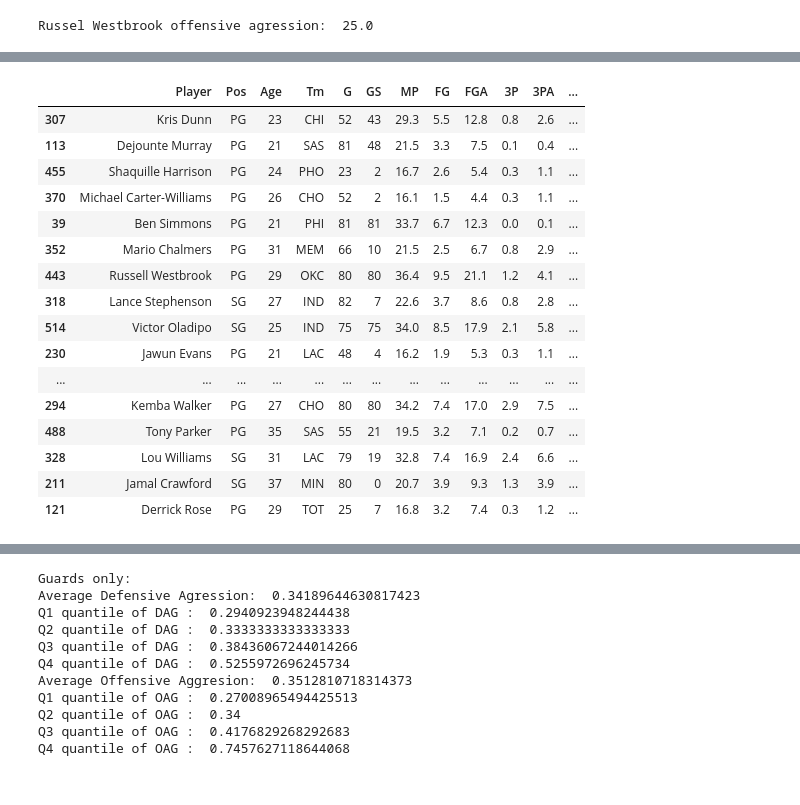
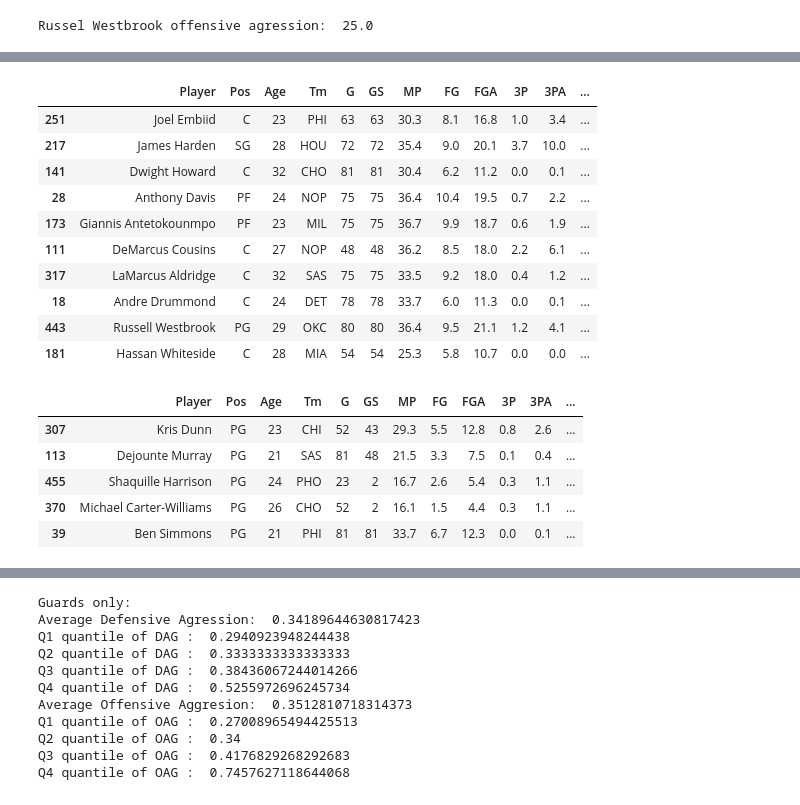
Before and after one commit to taigaschwarz/pstat134-project-2019, a Jupyter notebook: PSTAT134_Project_Report.ipynb, the cells around one changed output, grey strips where cells are left out. Saved outputs shown, nothing was run; the diff lists cells and outputs as text; code cells hidden in the pictures.

```diff
--- a/PSTAT134_Project_Report.ipynb
+++ b/PSTAT134_Project_Report.ipynb
@@ -443,10 +476,9 @@ stats_17_18.sort_values(by="FGA", ascending = False) # sort by field goals attem
 fga = .5
 fta = 1.5
 orb = 2
-ast = 0
 
 russ = stats_17_18.sort_values(by="FGA", ascending = False).iloc[0]
-num = russ.FGA*fga + russ.FTA*fta + russ.AST*ast + russ.ORB*orb
+num = russ.FGA*fga + russ.FTA*fta + russ.ORB*orb
 print("Russel Westbrook offensive agression: ", num)
 # %% [output]
 Russel Westbrook offensive agression:  25.0
@@ -457,24 +507,27 @@ stats_17_18 = stats_17_18[(stats_17_18.MP >15) & (stats_17_18.G > 5)]  # filter
+# %%
+stats_17_18.sort_values(by="OAG",ascending=False).head(10)
+# %% [output]
+|  | Player | Pos | Age | Tm | G | GS | MP | FG | FGA | 3P | 3PA | ... |
+| 251 | Joel Embiid | C | 23 | PHI | 63 | 63 | 30.3 | 8.1 | 16.8 | 1.0 | 3.4 | ... |
+| 217 | James Harden | SG | 28 | HOU | 72 | 72 | 35.4 | 9.0 | 20.1 | 3.7 | 10.0 | ... |
+| 141 | Dwight Howard | C | 32 | CHO | 81 | 81 | 30.4 | 6.2 | 11.2 | 0.0 | 0.1 | ... |
+| 28 | Anthony Davis | PF | 24 | NOP | 75 | 75 | 36.4 | 10.4 | 19.5 | 0.7 | 2.2 | ... |
+| 173 | Giannis Antetokounmpo | PF | 23 | MIL | 75 | 75 | 36.7 | 9.9 | 18.7 | 0.6 | 1.9 | ... |
+| 111 | DeMarcus Cousins | C | 27 | NOP | 48 | 48 | 36.2 | 8.5 | 18.0 | 2.2 | 6.1 | ... |
+| 317 | LaMarcus Aldridge | C | 32 | SAS | 75 | 75 | 33.5 | 9.2 | 18.0 | 0.4 | 1.2 | ... |
+| 18 | Andre Drummond | C | 24 | DET | 78 | 78 | 33.7 | 6.0 | 11.3 | 0.0 | 0.1 | ... |
+| 443 | Russell Westbrook | PG | 29 | OKC | 80 | 80 | 36.4 | 9.5 | 21.1 | 1.2 | 4.1 | ... |
+| 181 | Hassan Whiteside | C | 28 | MIA | 54 | 54 | 25.3 | 5.8 | 10.7 | 0.0 | 0.0 | ... |
 # %%
 # 2017-2018 season player stats with OAG and DAG -- guards only and sorted by DAG
-stats_17_18[(stats_17_18['Pos']=='SG') | (stats_17_18['Pos']=='PG')].sort_values(by="DAG", ascending = False)
+stats_17_18[(stats_17_18['Pos']=='SG') | (stats_17_18['Pos']=='PG')].sort_values(by="DAG", ascending = False).head()
 # %% [output]
 |  | Player | Pos | Age | Tm | G | GS | MP | FG | FGA | 3P | 3PA | ... |
 | 307 | Kris Dunn | PG | 23 | CHI | 52 | 43 | 29.3 | 5.5 | 12.8 | 0.8 | 2.6 | ... |
 | 113 | Dejounte Murray | PG | 21 | SAS | 81 | 48 | 21.5 | 3.3 | 7.5 | 0.1 | 0.4 | ... |
 | 455 | Shaquille Harrison | PG | 24 | PHO | 23 | 2 | 16.7 | 2.6 | 5.4 | 0.3 | 1.1 | ... |
 | 370 | Michael Carter-Williams | PG | 26 | CHO | 52 | 2 | 16.1 | 1.5 | 4.4 | 0.3 | 1.1 | ... |
 | 39 | Ben Simmons | PG | 21 | PHI | 81 | 81 | 33.7 | 6.7 | 12.3 | 0.0 | 0.1 | ... |
-| 352 | Mario Chalmers | PG | 31 | MEM | 66 | 10 | 21.5 | 2.5 | 6.7 | 0.8 | 2.9 | ... |
-| 443 | Russell Westbrook | PG | 29 | OKC | 80 | 80 | 36.4 | 9.5 | 21.1 | 1.2 | 4.1 | ... |
-| 318 | Lance Stephenson | SG | 27 | IND | 82 | 7 | 22.6 | 3.7 | 8.6 | 0.8 | 2.8 | ... |
-| 514 | Victor Oladipo | SG | 25 | IND | 75 | 75 | 34.0 | 8.5 | 17.9 | 2.1 | 5.8 | ... |
-| 230 | Jawun Evans | PG | 21 | LAC | 48 | 4 | 16.2 | 1.9 | 5.3 | 0.3 | 1.1 | ... |
-| ... | ... | ... | ... | ... | ... | ... | ... | ... | ... | ... | ... | ... |
-| 294 | Kemba Walker | PG | 27 | CHO | 80 | 80 | 34.2 | 7.4 | 17.0 | 2.9 | 7.5 | ... |
-| 488 | Tony Parker | PG | 35 | SAS | 55 | 21 | 19.5 | 3.2 | 7.1 | 0.2 | 0.7 | ... |
-| 328 | Lou Williams | SG | 31 | LAC | 79 | 19 | 32.8 | 7.4 | 16.9 | 2.4 | 6.6 | ... |
-| 211 | Jamal Crawford | SG | 37 | MIN | 80 | 0 | 20.7 | 3.9 | 9.3 | 1.3 | 3.9 | ... |
-| 121 | Derrick Rose | PG | 29 | TOT | 25 | 7 | 16.8 | 3.2 | 7.4 | 0.3 | 1.2 | ... |
 # %%
 # 2017-2018 season player stats with OAG and DAG -- guards only and sorted by OAG
 guards_17_18 = stats_17_18[(stats_17_18['Pos']=='SG') | (stats_17_18['Pos']=='PG')].sort_values(by="OAG", ascending = False)
```
Also changed, not shown: parts of 32 cells of this notebook, 12 other files.
